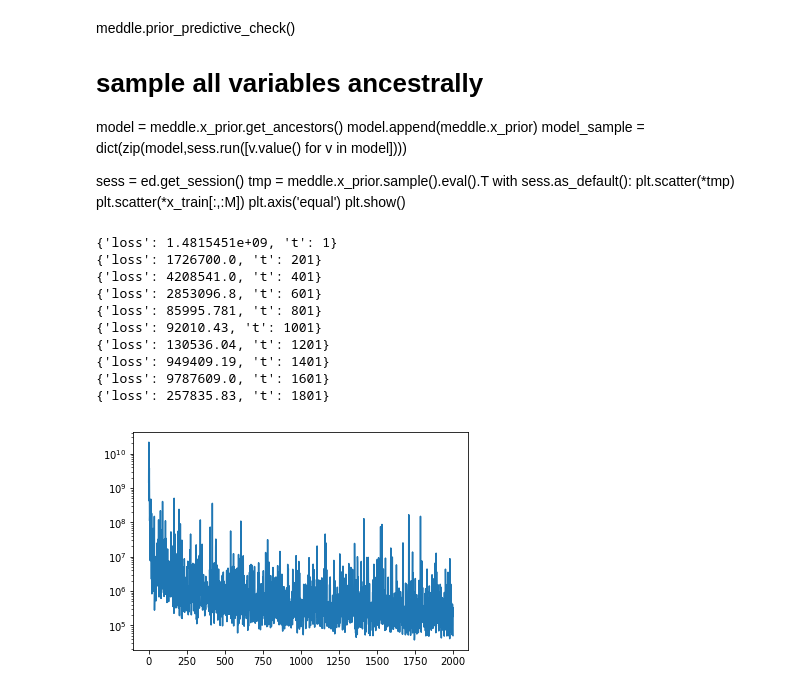
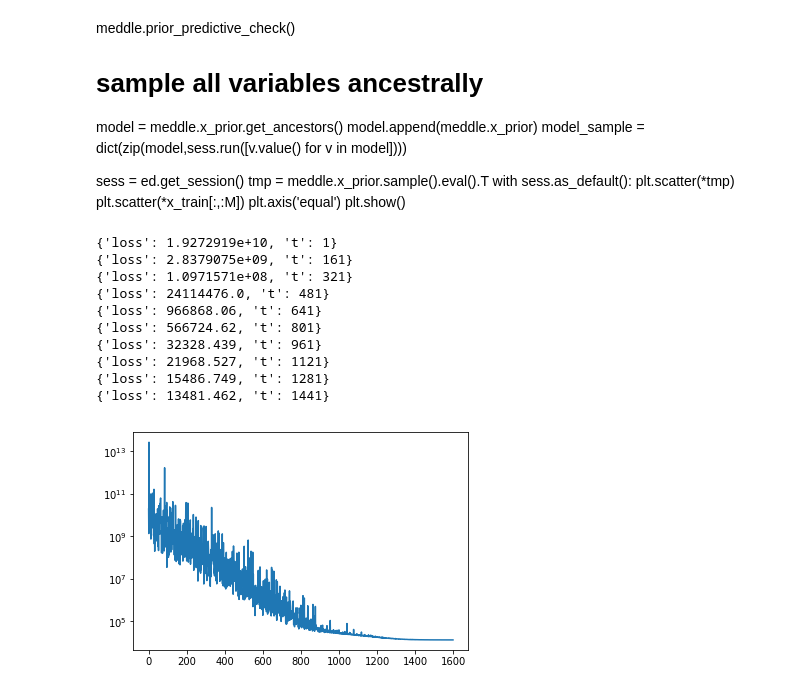
Before and after one commit to deoxyribose/auml, a Jupyter notebook: edward-factor/factor_model-horseshoe.ipynb, the cells around one changed output. Cells and saved outputs as stored; diff of their text form; code cells hidden in the pictures.

```diff
--- a/edward-factor/factor_model-horseshoe.ipynb
+++ b/edward-factor/factor_model-horseshoe.ipynb
@@ -101,14 +137,12 @@ class low_rank_mvn_horseshoe_ard():
         #########
         # P-model
         sigma = ed.models.Gamma(tf.ones([D]),tf.ones([D]))
-        #alpha = ed.models.Gamma(tf.ones([K]),tf.ones([K]))
         tau = StudentT(df=1., loc=0., scale=1.)
-        #lamda = StudentT(df=1., loc=tf.zeros([K]), scale=tf.ones([K]))
-        lamda = StudentT(df=1., loc=tf.zeros([K]), scale=.01*tf.ones([K]))
+        lamda = StudentT(df=1., loc=tf.zeros([K]), scale=tf.ones([K]))
         w = Normal(tf.zeros([D, K]),    tf.reshape(tf.tile(np.abs(tau)*np.abs(lamda),[D]),[D,K]))
-        z = Normal(tf.zeros([K, M]),    tf.ones([K, M]))
+        z = Normal(tf.zeros([M, K]),    tf.ones([M, K]))
         mu = Normal(tf.zeros([D]),       tf.ones([D]))
-        x = ed.models.MultivariateNormalDiag(tf.add(tf.transpose(tf.matmul(w, z)),mu), tf.reshape(tf.tile(sigma,[M]),[M,D]))
+        x = ed.models.MultivariateNormalDiag(tf.add(tf.transpose(tf.matmul(w, z, transpose_b=True)),mu), tf.reshape(tf.tile(sigma,[M]),[M,D]))
 
         self.Pmodel = (sigma,lamda,tau,w,z,mu)
         self.x = x
@@ -127,8 +161,8 @@ class low_rank_mvn_horseshoe_ard():
         name="qlamda")
         qw = Normal(tf.Variable(tf.random_normal([D, K])),
                     tf.nn.softplus(tf.Variable(tf.random_normal([D, K]))))
-        qz = Normal(tf.Variable(tf.random_normal([K, M])),
-                    tf.nn.softplus(tf.Variable(tf.random_normal([K, M]))))
+        qz = Normal(tf.Variable(tf.random_normal([M, K])),
+                    tf.nn.softplus(tf.Variable(tf.random_normal([M, K]))))
 
         # assume standardized data
         qmu = Normal(tf.Variable(tf.random_normal([D])),
@@ -190,7 +224,7 @@ class low_rank_mvn_horseshoe_ard():
         # add progress bar
         x = self.x
         inference = ed.KLqp(dict(zip(self.Pmodel,self.Qmodel)), data={x: x_ph})
-        inference.initialize(n_iter=n_batch * n_epoch, n_print=(n_batch * n_epoch)/10, n_samples=n_samples)
+        inference.initialize(n_iter=n_batch * n_epoch, n_print=(n_batch * n_epoch)/10, n_samples=n_samples, optimizer='rmsprop')
 
         sess = ed.get_session()
         init = tf.global_variables_initializer()
@@ -215,19 +249,20 @@ class low_rank_mvn_horseshoe_ard():
         self.x_post = ed.copy(self.x, dict(zip(self.Pmodel,self.Qmodel)))
         return ed.evaluate('log_likelihood', data={self.x_post: x_test})
 
-    def plot_histograms(self, model='P'):
-        assert model in 'PQ'
-        sess = ed.get_session()
-        init = tf.global_variables_initializer()
-        init.run()
-        if model == 'P':
-            model = meddle.x.get_ancestors()
-            model.append(meddle.x)
-            model_sample = dict(zip(model,sess.run([v.value() for v in model])))
-            for variable,sample in model_sample:
-                pass
-            pass
-        pass
+    def plot_histograms(self,n_hist=3000):
+        for variable in meddle.Qmodel:
+            plt.show()
+            if all([i < 10 for i in variable.shape]):
+                samples = variable.sample(n_hist).eval()
+            else:
+                samples = variable.sample().eval()
+            if variable.shape == []:
+                plt.hist(samples,'auto')
+                plt.title(variable.name)
+            else:
+                for dimension in range(variable.shape[0]):
+                    plt.hist(samples[:,dimension],'auto')
+                    plt.title(variable.name)
 
     def print_model(self):
         qsigma,qlamda,qtau,qw,qz,qmu = self.Qmodel
@@ -239,6 +274,6 @@ class low_rank_mvn_horseshoe_ard():
         print(qmu.mean().eval())
         print(qmu.variance().eval())
 # %%
-M = 500
+M = 1000
 meddle = low_rank_mvn_horseshoe_ard(M,D)
 meddle.initialize(x_train)
@@ -263,19 +310,19 @@ with sess.as_default():
     plt.axis('equal')
     plt.show()
 # %%
-meddle.infer(x_train, M=M, n_epoch = 1000, n_samples = 100)
+meddle.infer(x_train, M=M, n_epoch = 1600, n_samples = 50)
 # %% [output]
-{'loss': 1.4815451e+09, 't': 1}
-{'loss': 1726700.0, 't': 201}
-{'loss': 4208541.0, 't': 401}
-{'loss': 2853096.8, 't': 601}
-{'loss': 85995.781, 't': 801}
-{'loss': 92010.43, 't': 1001}
-{'loss': 130536.04, 't': 1201}
-{'loss': 949409.19, 't': 1401}
-{'loss': 9787609.0, 't': 1601}
-{'loss': 257835.83, 't': 1801}
+{'loss': 1.9272919e+10, 't': 1}
+{'loss': 2.8379075e+09, 't': 161}
+{'loss': 1.0971571e+08, 't': 321}
+{'loss': 24114476.0, 't': 481}
+{'loss': 966868.06, 't': 641}
+{'loss': 566724.62, 't': 801}
+{'loss': 32328.439, 't': 961}
+{'loss': 21968.527, 't': 1121}
+{'loss': 15486.749, 't': 1281}
+{'loss': 13481.462, 't': 1441}
-[figure, old version]
+[figure, new version]
 # %%
 meddle.posterior_predictive_check(x_train[:M,:])
 # %% [output]
```
Also changed, not shown: parts of 38 cells of this notebook.
